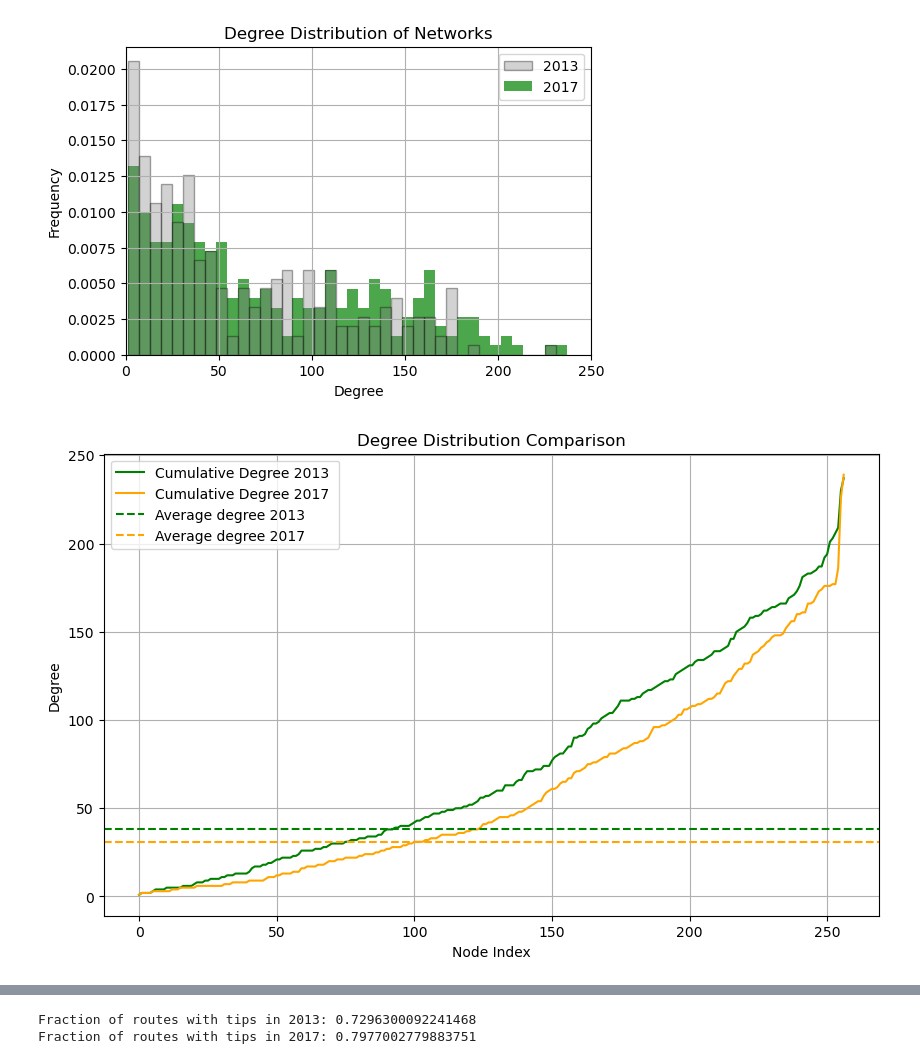
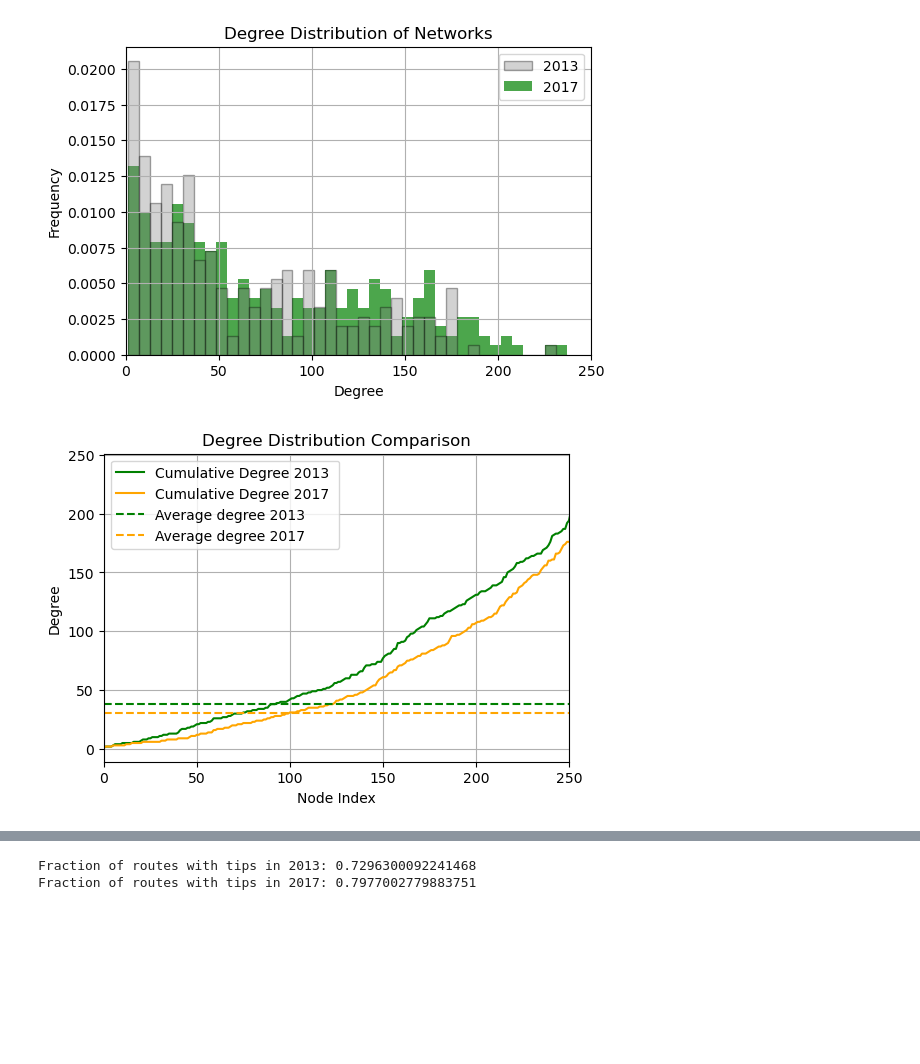
Before and after one commit to jesp9435/ComSocSci, a Jupyter notebook: Explainer.ipynb, the cells around one changed output, grey strips where cells are left out. Cells and saved outputs as stored; diff of their text form; code cells hidden in the pictures; blank space fills up the shorter version.

```diff
--- a/Explainer.ipynb
+++ b/Explainer.ipynb
@@ -303,19 +305,21 @@ Average degree 2013: 37.96498054474708
 Average degree 2017; 30.79377431906615
 [figure]
 # %%
+# Plotting the cumulative degree distribution for the two networks
 avg_degree_2013 = G_2013.number_of_edges()/G_2013.number_of_nodes()
 avg_degree_2017 = G_2017.number_of_edges()/G_2017.number_of_nodes()
-plt.figure(figsize=(10, 6))
+plt.figure(figsize=(6, 4))
 plt.plot(sorted(degree_dist_2013), label="Cumulative Degree 2013", color="green")
 plt.plot(sorted(degree_dist_2017), label="Cumulative Degree 2017 ", color="orange")
 plt.title("Degree Distribution Comparison")
 plt.xlabel("Node Index")
 plt.ylabel("Degree")
+plt.xlim(0, 250)
 plt.grid(True)
 plt.axhline(y=avg_degree_2013, color='green', linestyle='--', label="Average degree 2013")
 plt.axhline(y=avg_degree_2017, color='orange', linestyle='--', label="Average degree 2017")
 plt.legend()
 plt.show()
 # %% [output]
-[figure, old version]
+[figure, new version]
 # %%
```
Also changed, not shown: parts of 12 cells of this notebook.
